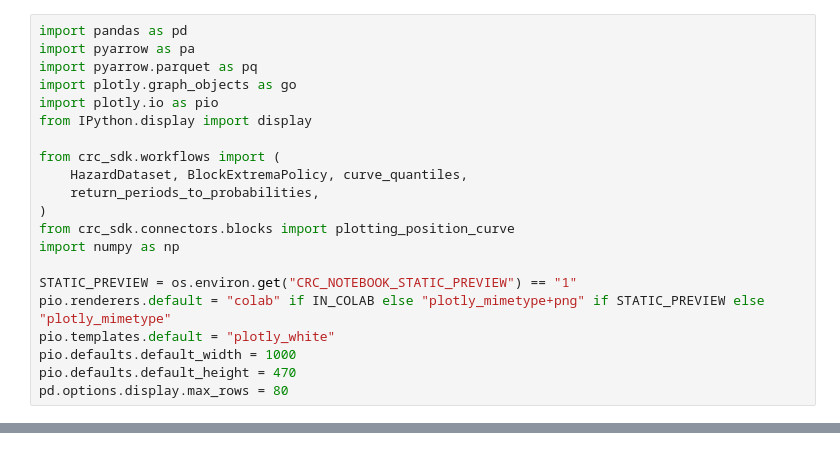
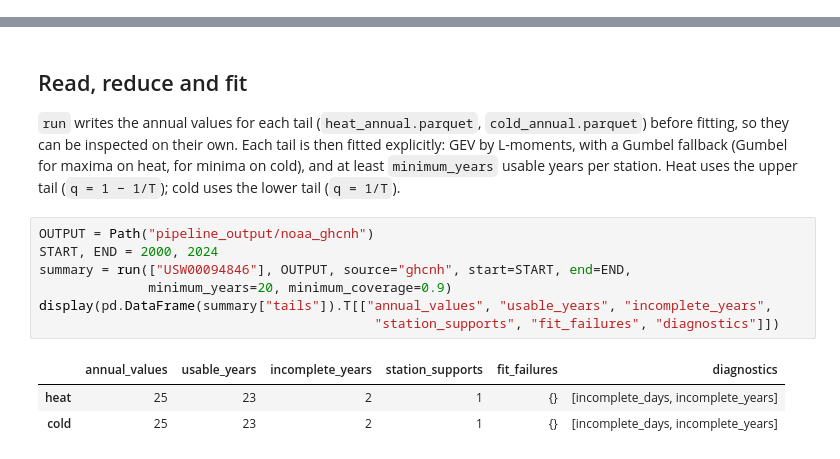
Before and after one commit to RiskThinking/crc-docs, a Jupyter notebook: notebooks/sources/noaa_isd_station_extremes.ipynb, the cells around one changed output, grey strips where cells are left out. Saved outputs shown, nothing was run; the diff lists cells and outputs as text.

```diff
--- a/notebooks/sources/noaa_isd_station_extremes.ipynb
+++ b/notebooks/sources/noaa_isd_station_extremes.ipynb
@@ -36,21 +52,0 @@ crc-sdk 0.11.1 ready. Run the remaining cells in order.
-# %%
-import pandas as pd
-import pyarrow as pa
-import pyarrow.parquet as pq
-import plotly.graph_objects as go
-import plotly.io as pio
-from IPython.display import display
-
-from crc_sdk.workflows import (
-    HazardDataset, BlockExtremaPolicy, curve_quantiles,
-    return_periods_to_probabilities,
-)
-from crc_sdk.connectors.blocks import plotting_position_curve
-import numpy as np
-
-STATIC_PREVIEW = os.environ.get("CRC_NOTEBOOK_STATIC_PREVIEW") == "1"
-pio.renderers.default = "colab" if IN_COLAB else "plotly_mimetype+png" if STATIC_PREVIEW else "plotly_mimetype"
-pio.templates.default = "plotly_white"
-pio.defaults.default_width = 1000
-pio.defaults.default_height = 470
-pd.options.display.max_rows = 80
@@ -332,0 +53,20 @@ PrefetchResult(source_version='ghcnh-v1', cache_hits=1, cache_misses=0, resource
+# %% [markdown]
+## Read, reduce and fit
+
+`run` writes the annual values for each tail (`heat_annual.parquet`,
+`cold_annual.parquet`) before fitting, so they can be inspected on their own.
+Each tail is then fitted explicitly: GEV by L-moments, with a Gumbel fallback
+(Gumbel for maxima on heat, for minima on cold), and at least
+`minimum_years` usable years per station. Heat uses the upper tail
+(`q = 1 − 1/T`); cold uses the lower tail (`q = 1/T`).
+# %%
+OUTPUT = Path("pipeline_output/noaa_ghcnh")
+START, END = 2000, 2024
+summary = run(["USW00094846"], OUTPUT, source="ghcnh", start=START, end=END,
+              minimum_years=20, minimum_coverage=0.9)
+display(pd.DataFrame(summary["tails"]).T[["annual_values", "usable_years", "incomplete_years",
+                                           "station_supports", "fit_failures", "diagnostics"]])
+# %% [output]
+|  | annual_values | usable_years | incomplete_years | station_supports | fit_failures | diagnostics |
+| heat | 25 | 23 | 2 | 1 | {} | [incomplete_days, incomplete_years] |
+| cold | 25 | 23 | 2 | 1 | {} | [incomplete_days, incomplete_years] |
```
Also changed, not shown: parts of 19 cells of this notebook, 20 other files.
